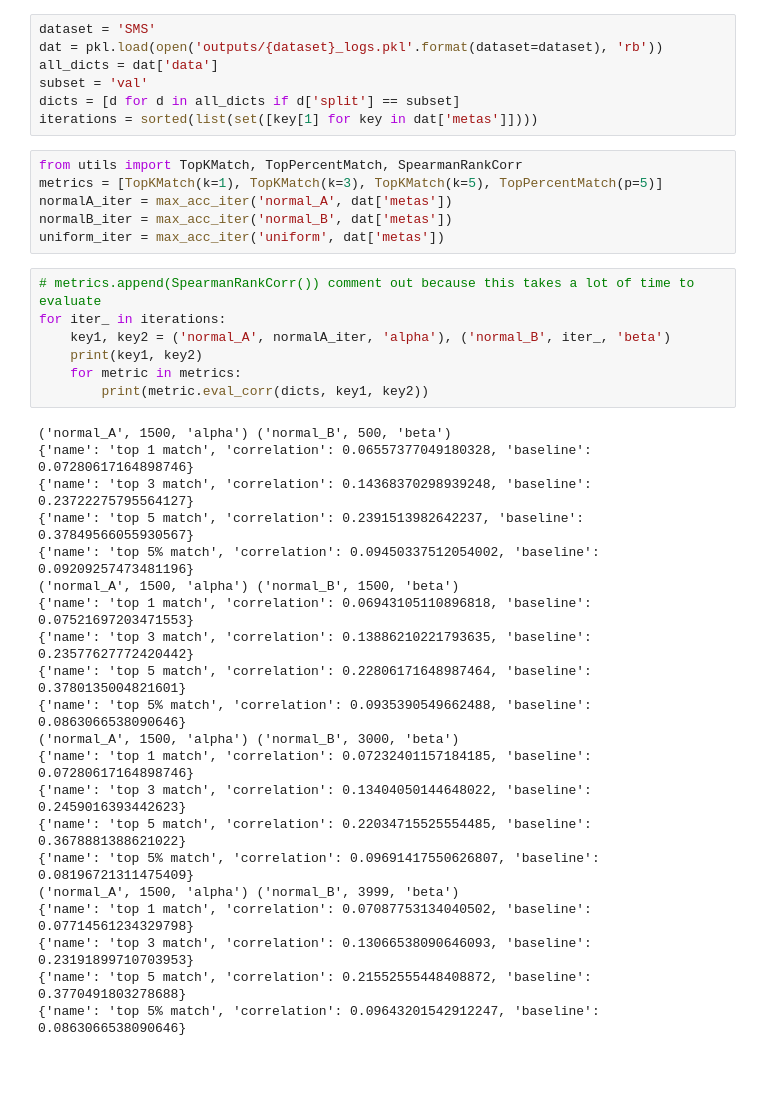
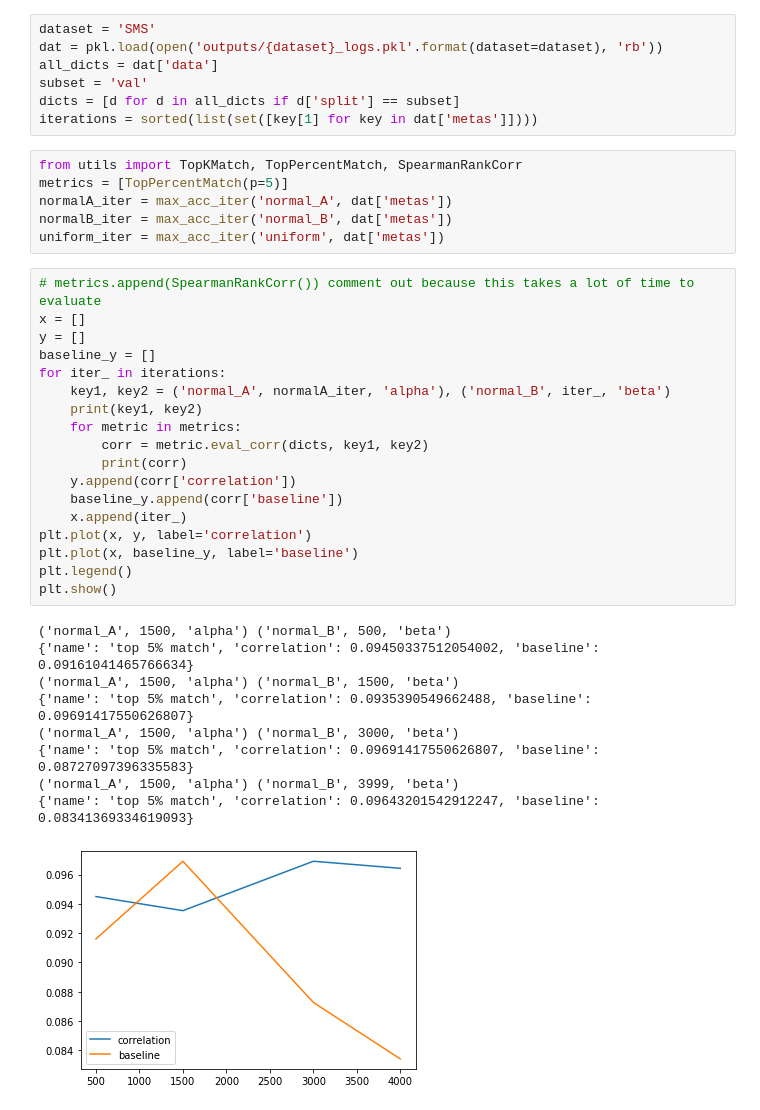
Before and after one commit to Sea-Snell/AttentionDynamics, a Jupyter notebook: classification/calculate_corr.ipynb, the cells around one changed output. Saved outputs shown, nothing was run; the diff lists cells and outputs as text; blank space fills up the shorter version.

```diff
--- a/classification/calculate_corr.ipynb
+++ b/classification/calculate_corr.ipynb
@@ -39,36 +40,36 @@ dicts = [d for d in all_dicts if d['split'] == subset]
 iterations = sorted(list(set([key[1] for key in dat['metas']])))
 # %%
 from utils import TopKMatch, TopPercentMatch, SpearmanRankCorr
-metrics = [TopKMatch(k=1), TopKMatch(k=3), TopKMatch(k=5), TopPercentMatch(p=5)]
+metrics = [TopPercentMatch(p=5)]
 normalA_iter = max_acc_iter('normal_A', dat['metas'])
 normalB_iter = max_acc_iter('normal_B', dat['metas'])
 uniform_iter = max_acc_iter('uniform', dat['metas'])
 # %%
 # metrics.append(SpearmanRankCorr()) comment out because this takes a lot of time to evaluate
+x = []
+y = []
+baseline_y = []
 for iter_ in iterations:
     key1, key2 = ('normal_A', normalA_iter, 'alpha'), ('normal_B', iter_, 'beta')
     print(key1, key2)
     for metric in metrics:
-        print(metric.eval_corr(dicts, key1, key2))
+        corr = metric.eval_corr(dicts, key1, key2)
+        print(corr)
+    y.append(corr['correlation'])
+    baseline_y.append(corr['baseline'])
+    x.append(iter_)
+plt.plot(x, y, label='correlation')
+plt.plot(x, baseline_y, label='baseline')
+plt.legend()
+plt.show()
 # %% [output]
 ('normal_A', 1500, 'alpha') ('normal_B', 500, 'beta')
-{'name': 'top 1 match', 'correlation': 0.06557377049180328, 'baseline': 0.07280617164898746}
-{'name': 'top 3 match', 'correlation': 0.14368370298939248, 'baseline': 0.23722275795564127}
-{'name': 'top 5 match', 'correlation': 0.2391513982642237, 'baseline': 0.37849566055930567}
-{'name': 'top 5% match', 'correlation': 0.09450337512054002, 'baseline': 0.09209257473481196}
+{'name': 'top 5% match', 'correlation': 0.09450337512054002, 'baseline': 0.09161041465766634}
 ('normal_A', 1500, 'alpha') ('normal_B', 1500, 'beta')
-{'name': 'top 1 match', 'correlation': 0.06943105110896818, 'baseline': 0.07521697203471553}
-{'name': 'top 3 match', 'correlation': 0.13886210221793635, 'baseline': 0.23577627772420442}
-{'name': 'top 5 match', 'correlation': 0.22806171648987464, 'baseline': 0.3780135004821601}
-{'name': 'top 5% match', 'correlation': 0.0935390549662488, 'baseline': 0.0863066538090646}
+{'name': 'top 5% match', 'correlation': 0.0935390549662488, 'baseline': 0.09691417550626807}
 ('normal_A', 1500, 'alpha') ('normal_B', 3000, 'beta')
-{'name': 'top 1 match', 'correlation': 0.07232401157184185, 'baseline': 0.07280617164898746}
-{'name': 'top 3 match', 'correlation': 0.13404050144648022, 'baseline': 0.2459016393442623}
-{'name': 'top 5 match', 'correlation': 0.22034715525554485, 'baseline': 0.3678881388621022}
-{'name': 'top 5% match', 'correlation': 0.09691417550626807, 'baseline': 0.08196721311475409}
+{'name': 'top 5% match', 'correlation': 0.09691417550626807, 'baseline': 0.08727097396335583}
 ('normal_A', 1500, 'alpha') ('normal_B', 3999, 'beta')
-{'name': 'top 1 match', 'correlation': 0.07087753134040502, 'baseline': 0.07714561234329798}
-{'name': 'top 3 match', 'correlation': 0.13066538090646093, 'baseline': 0.23191899710703953}
-{'name': 'top 5 match', 'correlation': 0.21552555448408872, 'baseline': 0.3770491803278688}
-{'name': 'top 5% match', 'correlation': 0.09643201542912247, 'baseline': 0.0863066538090646}
+{'name': 'top 5% match', 'correlation': 0.09643201542912247, 'baseline': 0.08341369334619093}
+[figure, added]
 # %%
```
Also changed, not shown: parts of 3 cells of this notebook, 5 other files.
